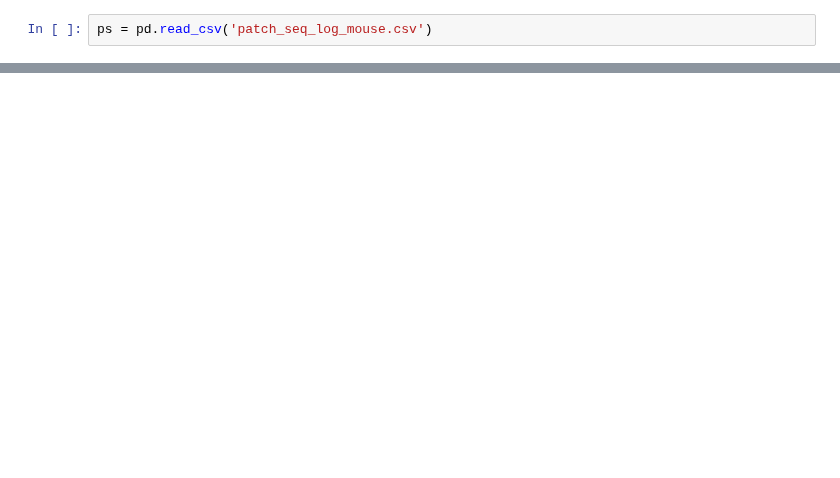
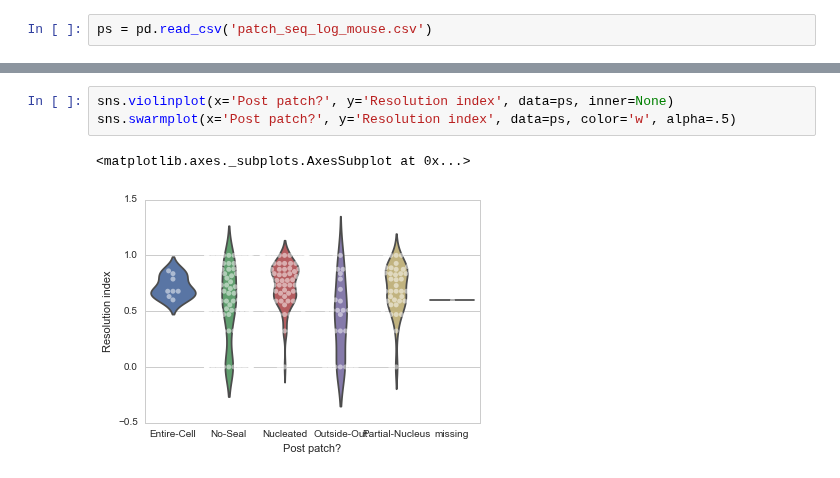
Before and after one commit to ru57y34nn/patchseq_gdoc_analysis, a Jupyter notebook: Post Patch vs Resolution Index.ipynb, the cells around one changed output, grey strips where cells are left out. Cells and saved outputs as stored; diff of their text form; blank space fills up the shorter version.

```diff
--- a/Post Patch vs Resolution Index.ipynb
+++ b/Post Patch vs Resolution Index.ipynb
@@ -61,0 +77,6 @@ ax.set_xticklabels(ps['Post patch?'], rotation =90)
+# %%
+sns.violinplot(x='Post patch?', y='Resolution index', data=ps, inner=None)
+sns.swarmplot(x='Post patch?', y='Resolution index', data=ps, color='w', alpha=.5)
+# %% [output]
+<matplotlib.axes._subplots.AxesSubplot at 0x...>
+[figure, added]
```
Also changed, not shown: parts of 11 cells of this notebook, 1 other file.
